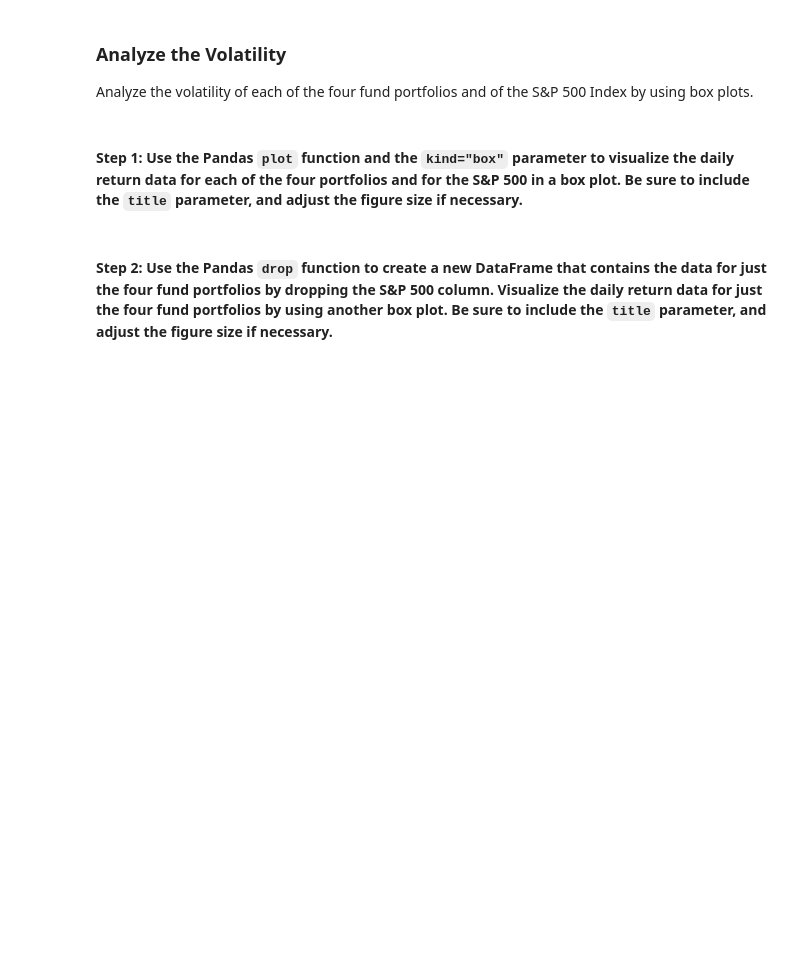
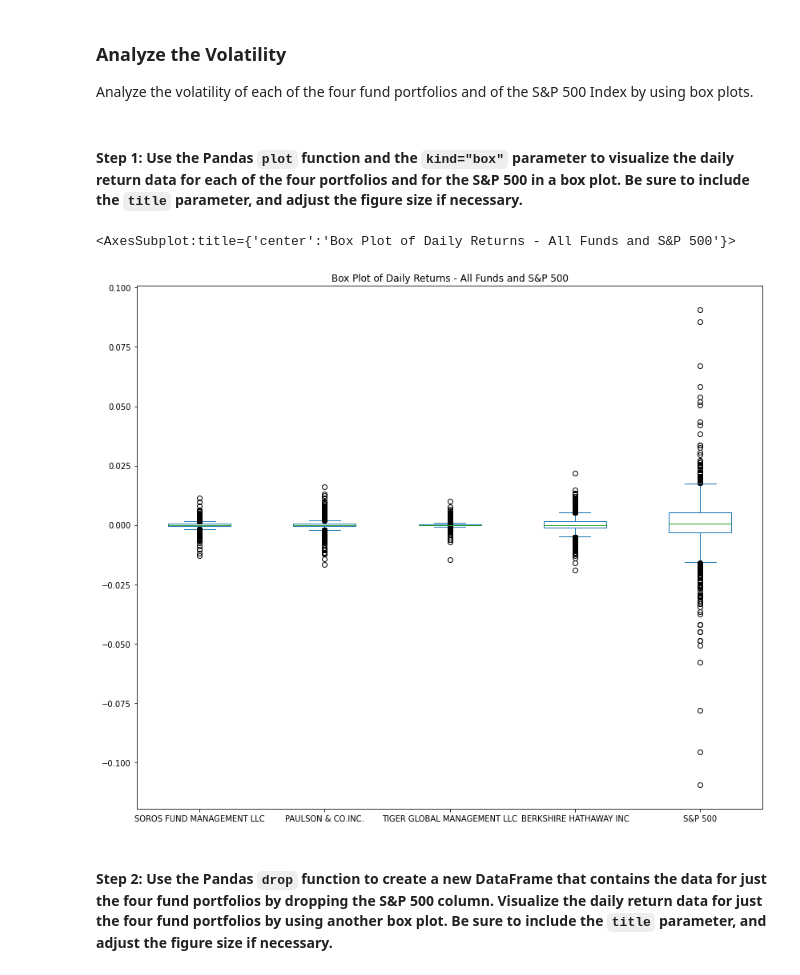
Before and after one commit to sububer/portfolio_analysis, a Jupyter notebook: risk_return_analysis.ipynb, the cells around one changed output. Drawn from its saved outputs; the diff is of its cells as text; code cells hidden in the pictures; blank space fills up the shorter version.

```diff
--- a/risk_return_analysis.ipynb
+++ b/risk_return_analysis.ipynb
@@ -210,7 +210,11 @@ Analyze the volatility of each of the four fund portfolios and of the S&P 500 In
 # %%
 # Use the daily return data to create box plots to visualize the volatility of the 4 funds and the S&P 500
 # Include a title parameter and adjust the figure size
-# YOUR CODE HERE
+
+whales_daily_returns.plot(kind='box', figsize=(14, 12), title='Box Plot of Daily Returns - All Funds and S&P 500')
+# %% [output]
+<AxesSubplot:title={'center':'Box Plot of Daily Returns - All Funds and S&P 500'}>
+[figure, added]
 # %% [markdown]
 #### Step 2: Use the Pandas `drop` function to create a new DataFrame that contains the data for just the four fund portfolios by dropping the S&P 500 column. Visualize the daily return data for just the four fund portfolios by using another box plot. Be sure to include the `title` parameter, and adjust the figure size if necessary.
 # %%
```
Also changed, not shown: parts of 2 cells of this notebook.
